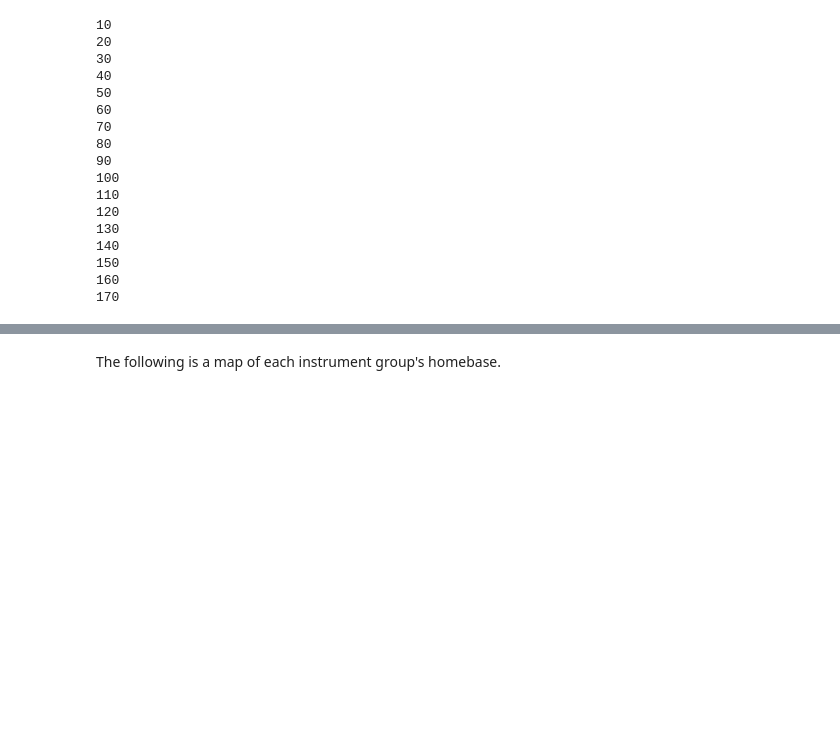
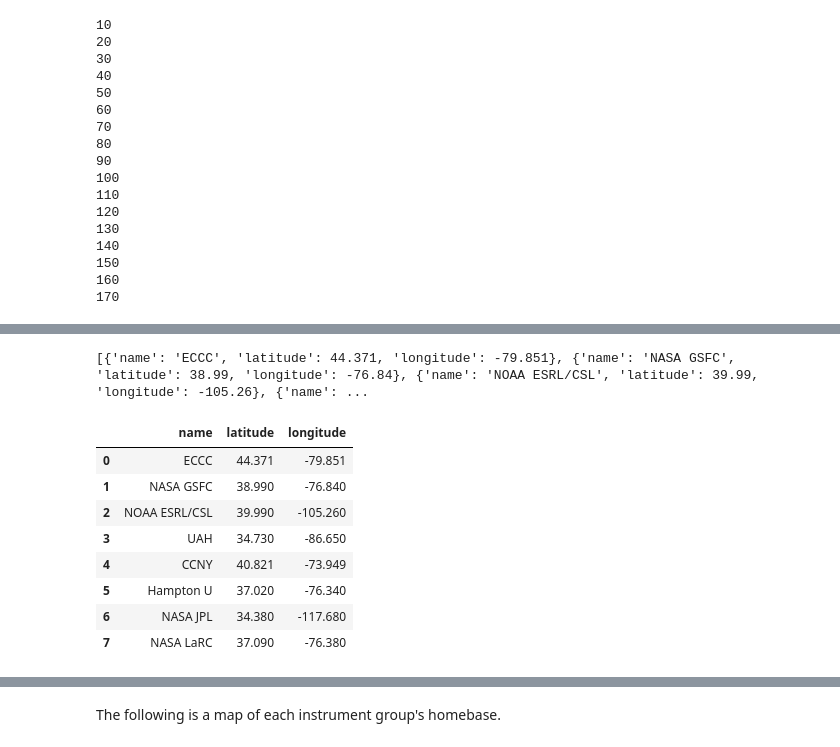
Before and after one commit to moroots/TOLNET_DEMO, a Jupyter notebook: TOLNET_DEMO/Examples_Testbed.ipynb, the cells around one changed output, grey strips where cells are left out. Cells and saved outputs as stored; diff of their text form; code cells hidden in the pictures; blank space fills up the shorter version.

```diff
--- a/TOLNET_DEMO/Examples_Testbed.ipynb
+++ b/TOLNET_DEMO/Examples_Testbed.ipynb
@@ -297,0 +324,4 @@ unique_latlong = np.array(pd.unique(all_files['lat_long']))
+# %%
+print(stations)
+# %% [output]
+[{'name': 'ECCC', 'latitude': 44.371, 'longitude': -79.851}, {'name': 'NASA GSFC', 'latitude': 38.99, 'longitude': -76.84}, {'name': 'NOAA ESRL/CSL', 'latitude': 39.99, 'longitude': -105.26}, {'name': ...
@@ -297,0 +330,12 @@ unique_latlong = np.array(pd.unique(all_files['lat_long']))
+# %%
+station_latlong
+# %% [output]
+|  | name | latitude | longitude |
+| 0 | ECCC | 44.371 | -79.851 |
+| 1 | NASA GSFC | 38.990 | -76.840 |
+| 2 | NOAA ESRL/CSL | 39.990 | -105.260 |
+| 3 | UAH | 34.730 | -86.650 |
+| 4 | CCNY | 40.821 | -73.949 |
+| 5 | Hampton U | 37.020 | -76.340 |
+| 6 | NASA JPL | 34.380 | -117.680 |
+| 7 | NASA LaRC | 37.090 | -76.380 |
```
Also changed, not shown: parts of 39 cells of this notebook, 2 other files.
